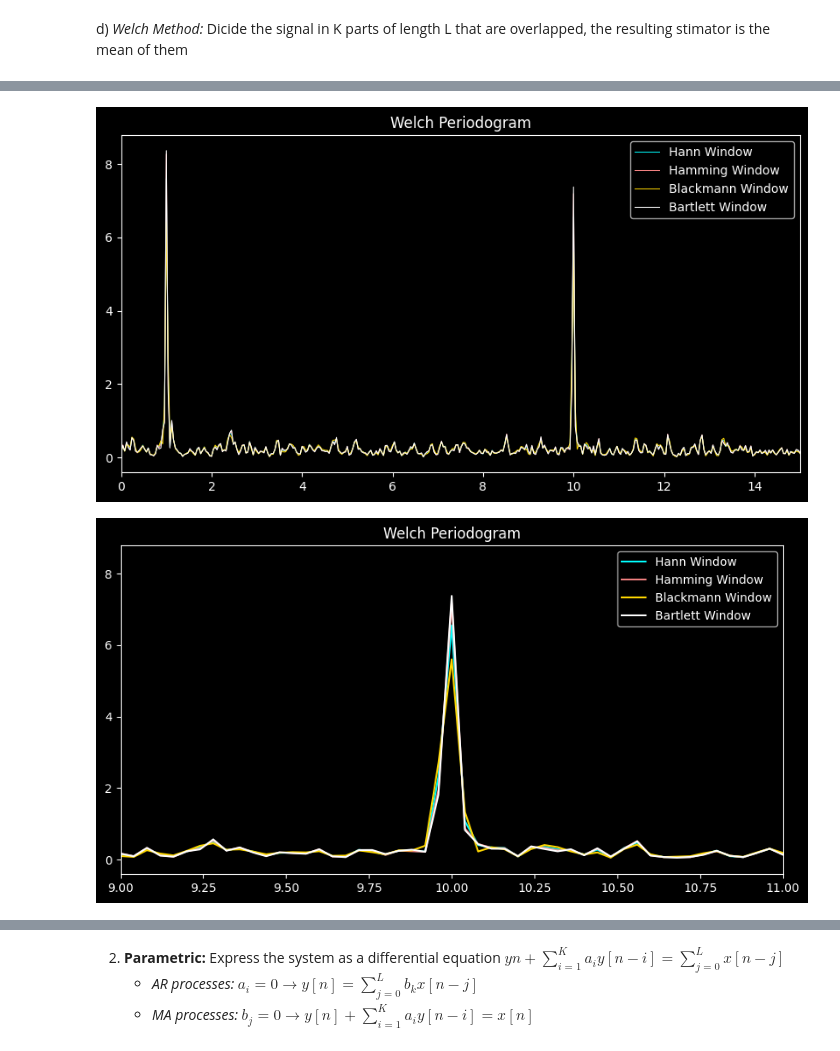
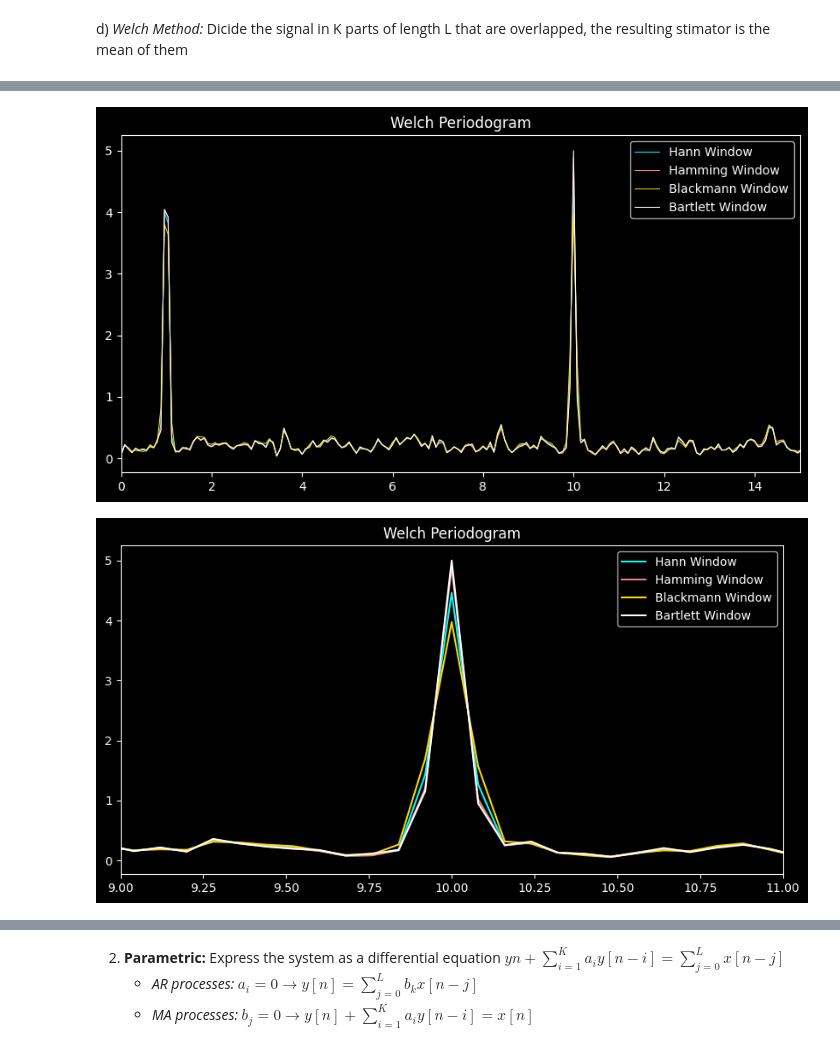
Before and after one commit to aylinavch/Notes, a Jupyter notebook: PSDs.ipynb, the cells around one changed output, grey strips where cells are left out. Drawn from its saved outputs; the diff is of its cells as text; code cells hidden in the pictures.

```diff
--- a/PSDs.ipynb
+++ b/PSDs.ipynb
@@ -147,29 +149,29 @@ plt.show()
 # %%
-f_1, we_1 = welch(sig, fs=fs, nperseg=len(sig)//2, window='hann')
-f_2, we_2 = welch(sig, fs=fs, nperseg=len(sig)//2, window='hamming')
-f_3, we_3 = welch(sig, fs=fs, nperseg=len(sig)//2, window='blackman')
-f_4, we_4 = welch(sig, fs=fs, nperseg=len(sig)//2, window='bartlett')
+f_1, we_1 = welch(sig, fs=fs, nperseg=len(sig)//4, window='hann')
+f_2, we_2 = welch(sig, fs=fs, nperseg=len(sig)//4, window='hamming')
+f_3, we_3 = welch(sig, fs=fs, nperseg=len(sig)//4, window='blackman')
+f_4, we_4 = welch(sig, fs=fs, nperseg=len(sig)//4, window='bartlett')
 
 
 plt.figure(figsize=(10,5))
 plt.plot(f_1, we_1, color='cyan', label=f'Hann Window',linewidth=0.75)
 plt.plot(f_2, we_2, color='lightcoral', label=f'Hamming Window',linewidth=0.75)
 plt.plot(f_3, we_3, color='gold',label=f'Blackmann Window',linewidth=0.75)
 plt.plot(f_4, we_4, color='white',label=f'Bartlett Window', linewidth=0.75)
 plt.title('Welch Periodogram')
 plt.xlim(0,15)
 plt.legend()
 plt.show()
 
 plt.figure(figsize=(10,5))
 plt.plot(f_1, we_1, color='cyan', label=f'Hann Window')
 plt.plot(f_2, we_2, color='lightcoral', label=f'Hamming Window')
 plt.plot(f_3, we_3, color='gold',label=f'Blackmann Window')
 plt.plot(f_4, we_4, color='white',label=f'Bartlett Window')
 plt.title('Welch Periodogram')
 plt.xlim(9,11)
 plt.legend()
 plt.show()
 # %% [output]
-[figure, old version]
+[figure, new version]
-[figure, old version]
+[figure, new version]
```
Also changed, not shown: parts of 20 cells of this notebook, 2 other files.
